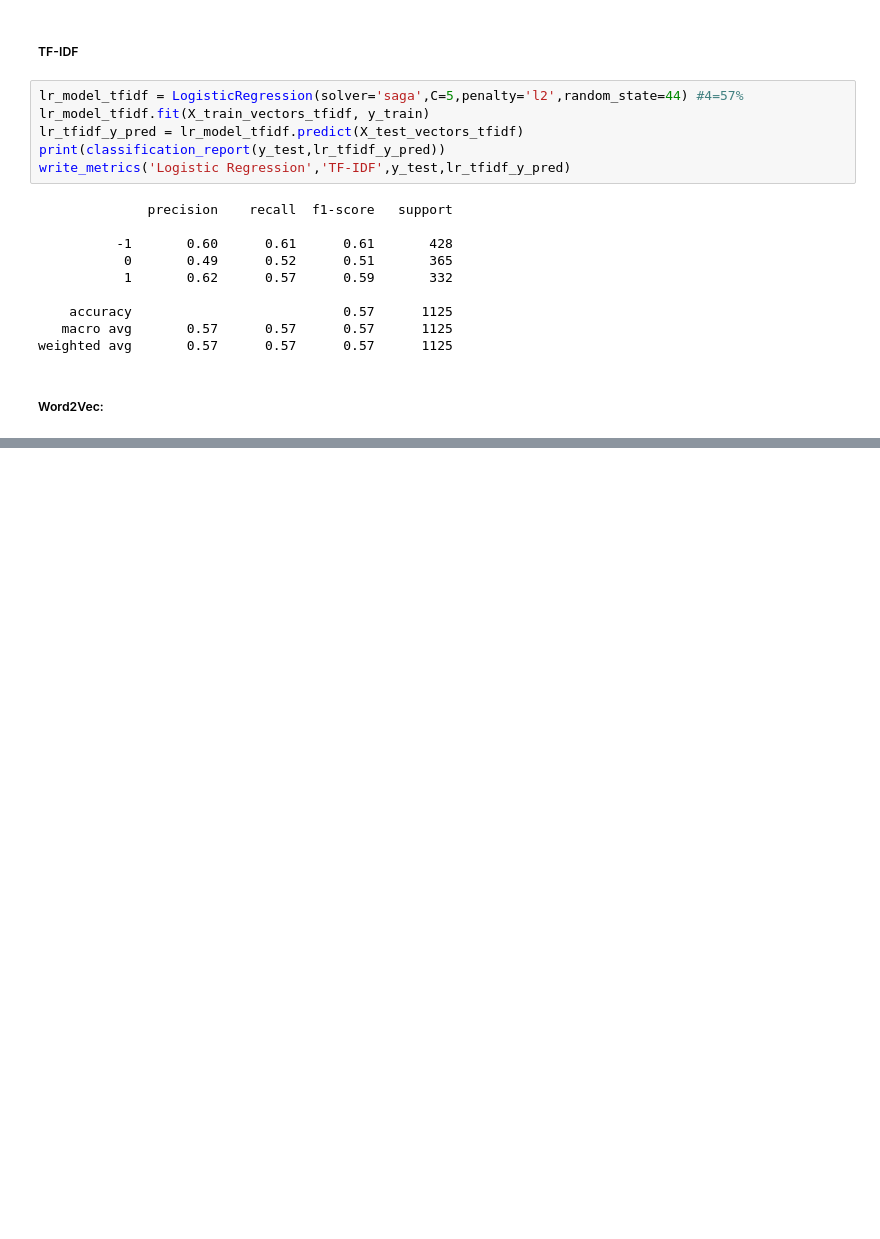
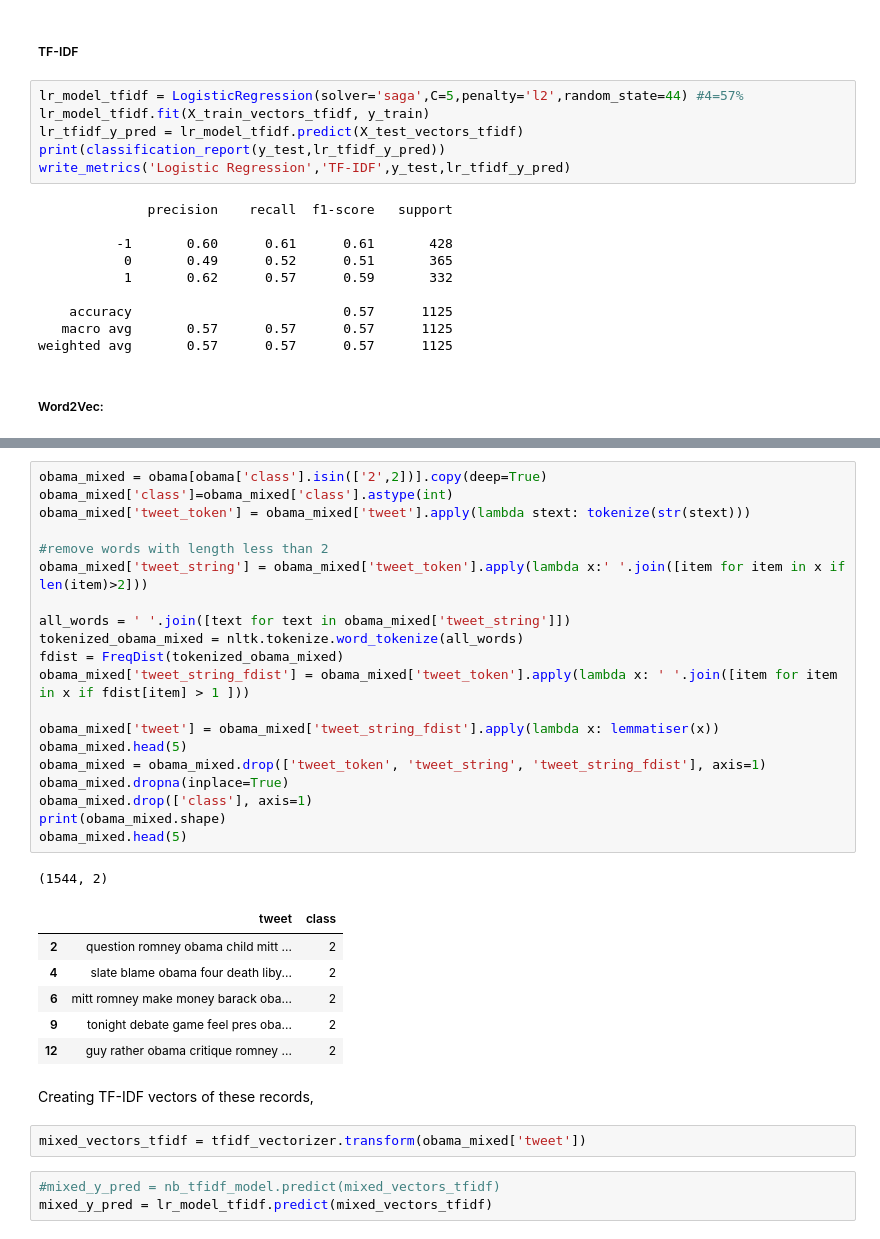
Before and after one commit to utsavns96/Twitter_sentiment_analysis, a Jupyter notebook: obama.ipynb, the cells around one changed output, grey strips where cells are left out. Cells and saved outputs as stored; diff of their text form; blank space fills up the shorter version.

```diff
--- a/obama.ipynb
+++ b/obama.ipynb
@@ -333,0 +522,35 @@ performance.head(5)
+# %%
+obama_mixed = obama[obama['class'].isin(['2',2])].copy(deep=True)
+obama_mixed['class']=obama_mixed['class'].astype(int)
+obama_mixed['tweet_token'] = obama_mixed['tweet'].apply(lambda stext: tokenize(str(stext)))
+
+#remove words with length less than 2
+obama_mixed['tweet_string'] = obama_mixed['tweet_token'].apply(lambda x:' '.join([item for item in x if len(item)>2]))
+
+all_words = ' '.join([text for text in obama_mixed['tweet_string']])
+tokenized_obama_mixed = nltk.tokenize.word_tokenize(all_words)
+fdist = FreqDist(tokenized_obama_mixed)
+obama_mixed['tweet_string_fdist'] = obama_mixed['tweet_token'].apply(lambda x: ' '.join([item for item in x if fdist[item] > 1 ]))
+
+obama_mixed['tweet'] = obama_mixed['tweet_string_fdist'].apply(lambda x: lemmatiser(x))
+obama_mixed.head(5)
+obama_mixed = obama_mixed.drop(['tweet_token', 'tweet_string', 'tweet_string_fdist'], axis=1)
+obama_mixed.dropna(inplace=True)
+obama_mixed.drop(['class'], axis=1)
+print(obama_mixed.shape)
+obama_mixed.head(5)
+# %% [output]
+(1544, 2)
+|  | tweet | class |
+| 2 | question romney obama child mitt ... | 2 |
+| 4 | slate blame obama four death liby... | 2 |
+| 6 | mitt romney make money barack oba... | 2 |
+| 9 | tonight debate game feel pres oba... | 2 |
+| 12 | guy rather obama critique romney ... | 2 |
+# %% [markdown]
+Creating TF-IDF vectors of these records,
+# %%
+mixed_vectors_tfidf = tfidf_vectorizer.transform(obama_mixed['tweet'])
+# %%
+#mixed_y_pred = nb_tfidf_model.predict(mixed_vectors_tfidf)
+mixed_y_pred = lr_model_tfidf.predict(mixed_vectors_tfidf)
```
Also changed, not shown: parts of 59 cells of this notebook, 3 other files.
